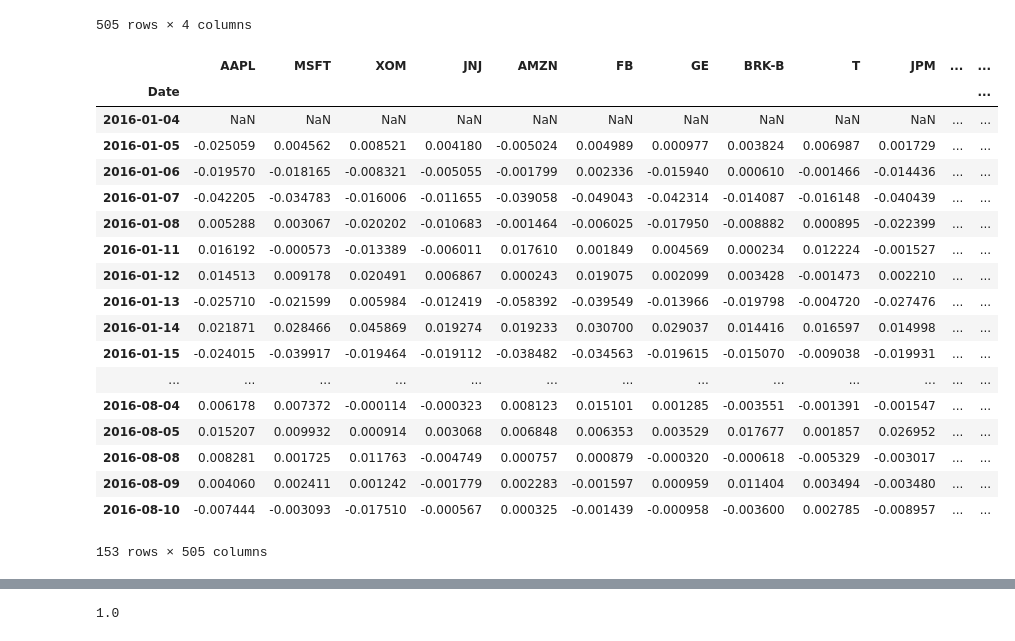
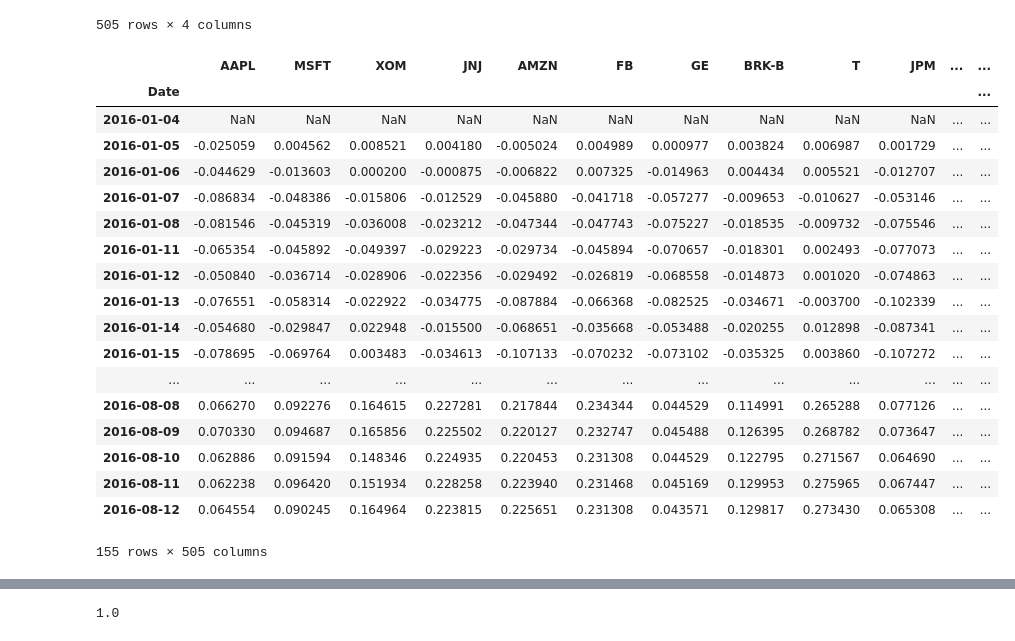
Before and after one commit to gold5201/ARPM2016, a Jupyter notebook: ARPM2016.ipynb, the cells around one changed output, grey strips where cells are left out. Drawn from its saved outputs; the diff is of its cells as text; code cells hidden in the pictures.

```diff
--- a/ARPM2016.ipynb
+++ b/ARPM2016.ipynb
@@ -29,28 +29,29 @@ SP500
 # %%
 prices = pd.DataFrame()
 start = dt.datetime(2016,1,1)
 tickers = SP500['Ticker']
 for ticker in tickers:
     prices[ticker] = web.DataReader(ticker, 'yahoo', start)['Adj Close']
 returns = prices.pct_change()
+returns = returns.cumsum()
 returns
 # %% [output]
 |  | AAPL | MSFT | XOM | JNJ | AMZN | FB | GE | BRK-B | T | JPM | ... | ... |
 | Date |  |  |  |  |  |  |  |  |  |  |  | ... |
 | 2016-01-04 | NaN | NaN | NaN | NaN | NaN | NaN | NaN | NaN | NaN | NaN | ... | ... |
 | 2016-01-05 | -0.025059 | 0.004562 | 0.008521 | 0.004180 | -0.005024 | 0.004989 | 0.000977 | 0.003824 | 0.006987 | 0.001729 | ... | ... |
-| 2016-01-06 | -0.019570 | -0.018165 | -0.008321 | -0.005055 | -0.001799 | 0.002336 | -0.015940 | 0.000610 | -0.001466 | -0.014436 | ... | ... |
-| 2016-01-07 | -0.042205 | -0.034783 | -0.016006 | -0.011655 | -0.039058 | -0.049043 | -0.042314 | -0.014087 | -0.016148 | -0.040439 | ... | ... |
-| 2016-01-08 | 0.005288 | 0.003067 | -0.020202 | -0.010683 | -0.001464 | -0.006025 | -0.017950 | -0.008882 | 0.000895 | -0.022399 | ... | ... |
-| 2016-01-11 | 0.016192 | -0.000573 | -0.013389 | -0.006011 | 0.017610 | 0.001849 | 0.004569 | 0.000234 | 0.012224 | -0.001527 | ... | ... |
-| 2016-01-12 | 0.014513 | 0.009178 | 0.020491 | 0.006867 | 0.000243 | 0.019075 | 0.002099 | 0.003428 | -0.001473 | 0.002210 | ... | ... |
-| 2016-01-13 | -0.025710 | -0.021599 | 0.005984 | -0.012419 | -0.058392 | -0.039549 | -0.013966 | -0.019798 | -0.004720 | -0.027476 | ... | ... |
-| 2016-01-14 | 0.021871 | 0.028466 | 0.045869 | 0.019274 | 0.019233 | 0.030700 | 0.029037 | 0.014416 | 0.016597 | 0.014998 | ... | ... |
-| 2016-01-15 | -0.024015 | -0.039917 | -0.019464 | -0.019112 | -0.038482 | -0.034563 | -0.019615 | -0.015070 | -0.009038 | -0.019931 | ... | ... |
+| 2016-01-06 | -0.044629 | -0.013603 | 0.000200 | -0.000875 | -0.006822 | 0.007325 | -0.014963 | 0.004434 | 0.005521 | -0.012707 | ... | ... |
+| 2016-01-07 | -0.086834 | -0.048386 | -0.015806 | -0.012529 | -0.045880 | -0.041718 | -0.057277 | -0.009653 | -0.010627 | -0.053146 | ... | ... |
+| 2016-01-08 | -0.081546 | -0.045319 | -0.036008 | -0.023212 | -0.047344 | -0.047743 | -0.075227 | -0.018535 | -0.009732 | -0.075546 | ... | ... |
+| 2016-01-11 | -0.065354 | -0.045892 | -0.049397 | -0.029223 | -0.029734 | -0.045894 | -0.070657 | -0.018301 | 0.002493 | -0.077073 | ... | ... |
+| 2016-01-12 | -0.050840 | -0.036714 | -0.028906 | -0.022356 | -0.029492 | -0.026819 | -0.068558 | -0.014873 | 0.001020 | -0.074863 | ... | ... |
+| 2016-01-13 | -0.076551 | -0.058314 | -0.022922 | -0.034775 | -0.087884 | -0.066368 | -0.082525 | -0.034671 | -0.003700 | -0.102339 | ... | ... |
+| 2016-01-14 | -0.054680 | -0.029847 | 0.022948 | -0.015500 | -0.068651 | -0.035668 | -0.053488 | -0.020255 | 0.012898 | -0.087341 | ... | ... |
+| 2016-01-15 | -0.078695 | -0.069764 | 0.003483 | -0.034613 | -0.107133 | -0.070232 | -0.073102 | -0.035325 | 0.003860 | -0.107272 | ... | ... |
 | ... | ... | ... | ... | ... | ... | ... | ... | ... | ... | ... | ... | ... |
-| 2016-08-04 | 0.006178 | 0.007372 | -0.000114 | -0.000323 | 0.008123 | 0.015101 | 0.001285 | -0.003551 | -0.001391 | -0.001547 | ... | ... |
-| 2016-08-05 | 0.015207 | 0.009932 | 0.000914 | 0.003068 | 0.006848 | 0.006353 | 0.003529 | 0.017677 | 0.001857 | 0.026952 | ... | ... |
-| 2016-08-08 | 0.008281 | 0.001725 | 0.011763 | -0.004749 | 0.000757 | 0.000879 | -0.000320 | -0.000618 | -0.005329 | -0.003017 | ... | ... |
-| 2016-08-09 | 0.004060 | 0.002411 | 0.001242 | -0.001779 | 0.002283 | -0.001597 | 0.000959 | 0.011404 | 0.003494 | -0.003480 | ... | ... |
-| 2016-08-10 | -0.007444 | -0.003093 | -0.017510 | -0.000567 | 0.000325 | -0.001439 | -0.000958 | -0.003600 | 0.002785 | -0.008957 | ... | ... |
+| 2016-08-08 | 0.066270 | 0.092276 | 0.164615 | 0.227281 | 0.217844 | 0.234344 | 0.044529 | 0.114991 | 0.265288 | 0.077126 | ... | ... |
+| 2016-08-09 | 0.070330 | 0.094687 | 0.165856 | 0.225502 | 0.220127 | 0.232747 | 0.045488 | 0.126395 | 0.268782 | 0.073647 | ... | ... |
+| 2016-08-10 | 0.062886 | 0.091594 | 0.148346 | 0.224935 | 0.220453 | 0.231308 | 0.044529 | 0.122795 | 0.271567 | 0.064690 | ... | ... |
+| 2016-08-11 | 0.062238 | 0.096420 | 0.151934 | 0.228258 | 0.223940 | 0.231468 | 0.045169 | 0.129953 | 0.275965 | 0.067447 | ... | ... |
+| 2016-08-12 | 0.064554 | 0.090245 | 0.164964 | 0.223815 | 0.225651 | 0.231308 | 0.043571 | 0.129817 | 0.273430 | 0.065308 | ... | ... |
-153 rows × 505 columns
+155 rows × 505 columns
```
Also changed, not shown: parts of 4 cells of this notebook.
